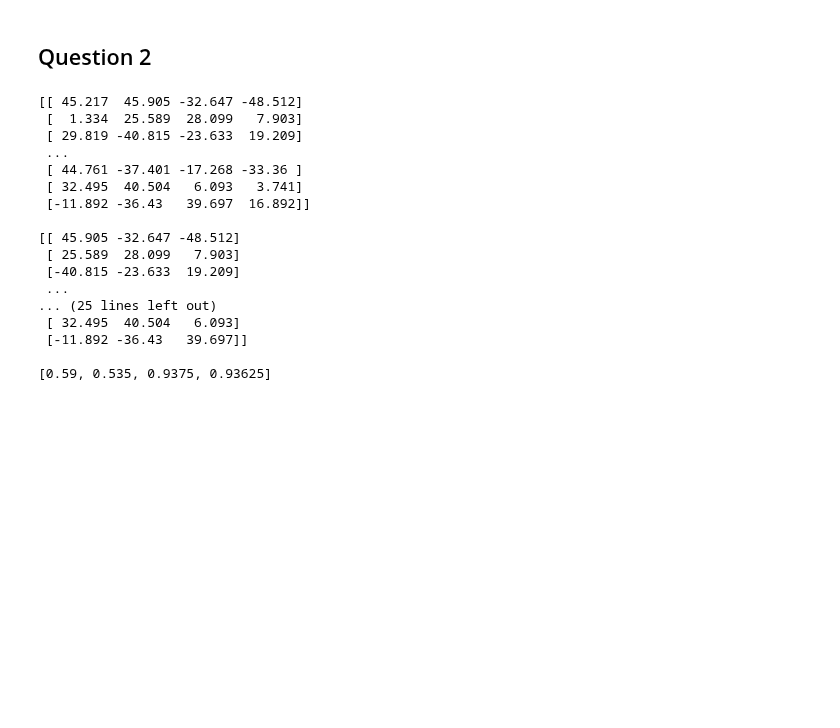
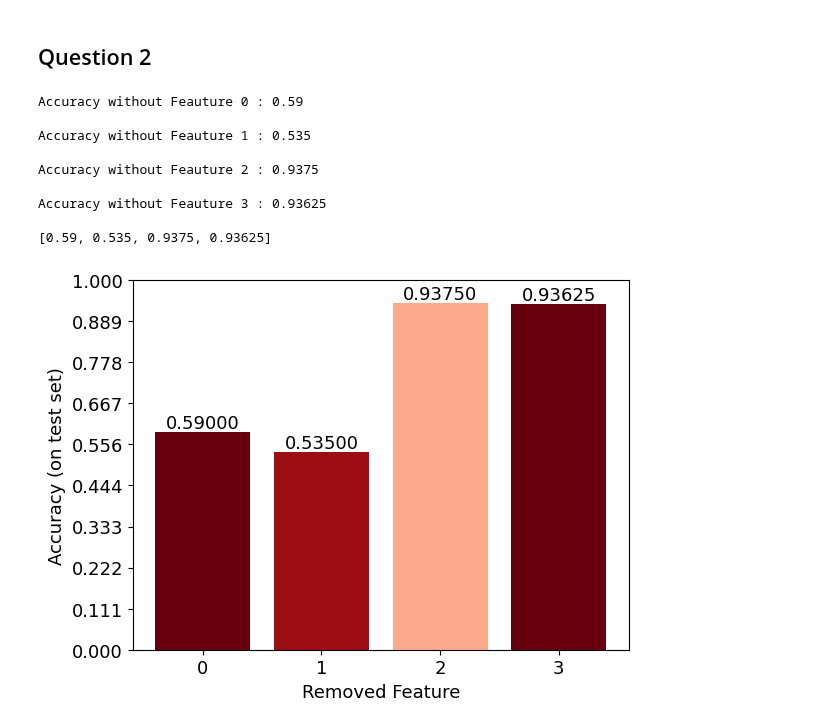
Before and after one commit to pietromalagoli/LCPB, a Jupyter notebook: Assignments/Ex3/group2404_exercise3.ipynb, the cells around one changed output. Saved outputs shown, nothing was run; the diff lists cells and outputs as text; code cells hidden in the pictures; blank space fills up the shorter version.

```diff
--- a/Assignments/Ex3/group2404_exercise3.ipynb
+++ b/Assignments/Ex3/group2404_exercise3.ipynb
@@ -287,29 +287,31 @@ accuracy_values=[]
 for i in range(4):
     x_train2=np.array(np.column_stack([x_train[:,j] for j in range(4) if j!=i]))
     x_test2=np.array(np.column_stack([x_test[:,j] for j in range(4) if j!=i]))
-    print(x_train2,'\n')
-    #model.fit(x_train2,y_train)
+    #print(x_train2,'\n')
+    model.fit(x_train2,y_train)
     y_pred2 = model.predict(x_test2)
     accuracy = accuracy_score(y_test,y_pred2)
     #model.score(x_test2,y_test)
     accuracy_values.append(accuracy)
-
-print(accuracy_values)
+    print("Accuracy without Feauture",i,":", accuracy,'\n',)
 # %% [output]
-[[ 45.217  45.905 -32.647 -48.512]
- [  1.334  25.589  28.099   7.903]
- [ 29.819 -40.815 -23.633  19.209]
- ...
- [ 44.761 -37.401 -17.268 -33.36 ]
- [ 32.495  40.504   6.093   3.741]
- [-11.892 -36.43   39.697  16.892]]
+Accuracy without Feauture 0 : 0.59
 
-[[ 45.905 -32.647 -48.512]
- [ 25.589  28.099   7.903]
- [-40.815 -23.633  19.209]
- ...
-... (25 lines left out)
- [ 32.495  40.504   6.093]
- [-11.892 -36.43   39.697]]
+Accuracy without Feauture 1 : 0.535
+
+Accuracy without Feauture 2 : 0.9375
+
+Accuracy without Feauture 3 : 0.93625
 
 [0.59, 0.535, 0.9375, 0.93625]
+# %%
+my_cmap=plt.get_cmap("Reds")
+plt.bar(range(4), accuracy_values,color=my_cmap(rescale(model.feature_importances_)))
+plt.xlabel("Removed Feature")
+plt.xticks(np.arange(4))
+plt.ylabel("Accuracy (on test set)")
+plt.yticks(np.linspace(0,1,10))
+for i, value in enumerate(accuracy_values):
+    plt.text(i, value, f'{value:.5f}', ha='center', va='bottom')
+# %% [output]
+[figure, added]
```
